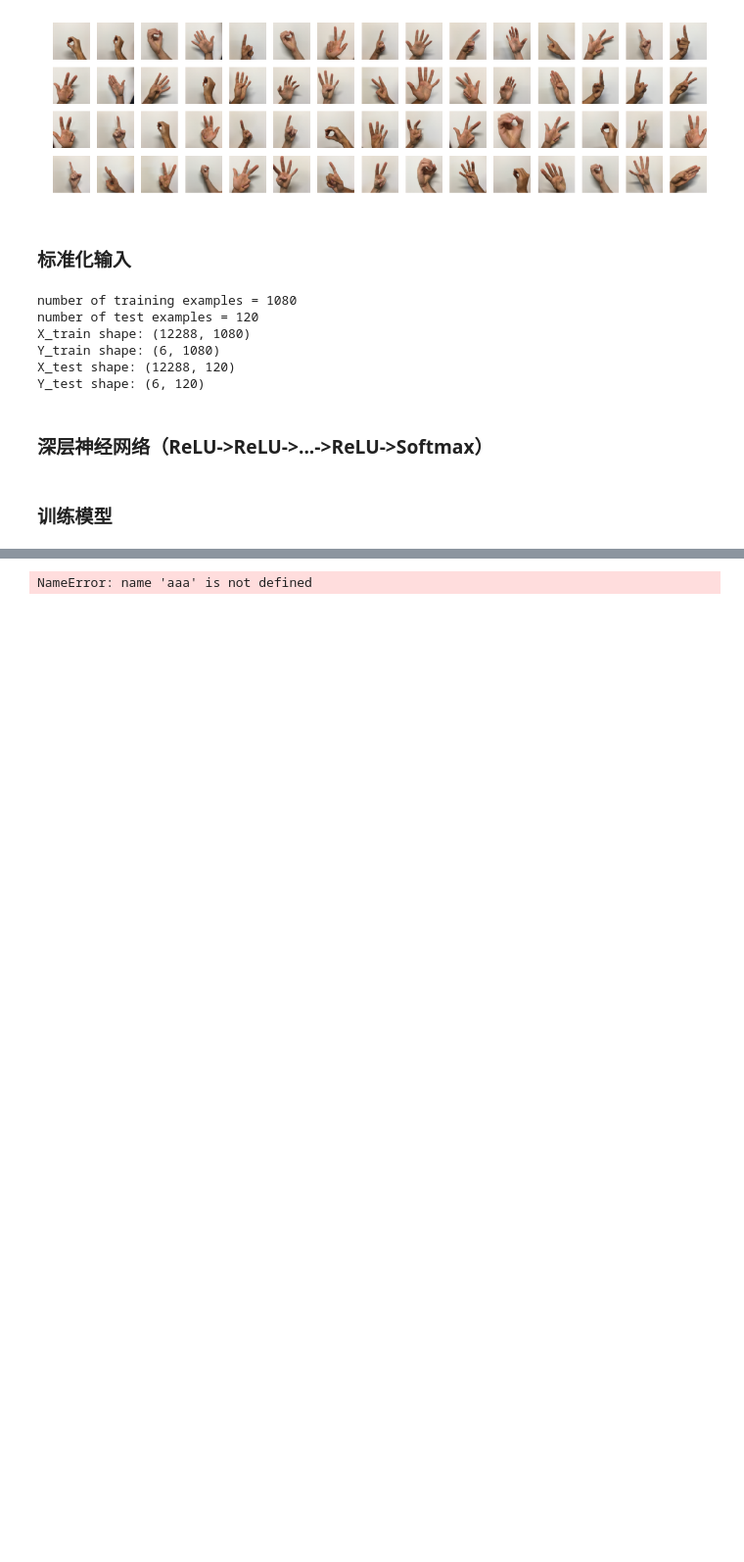
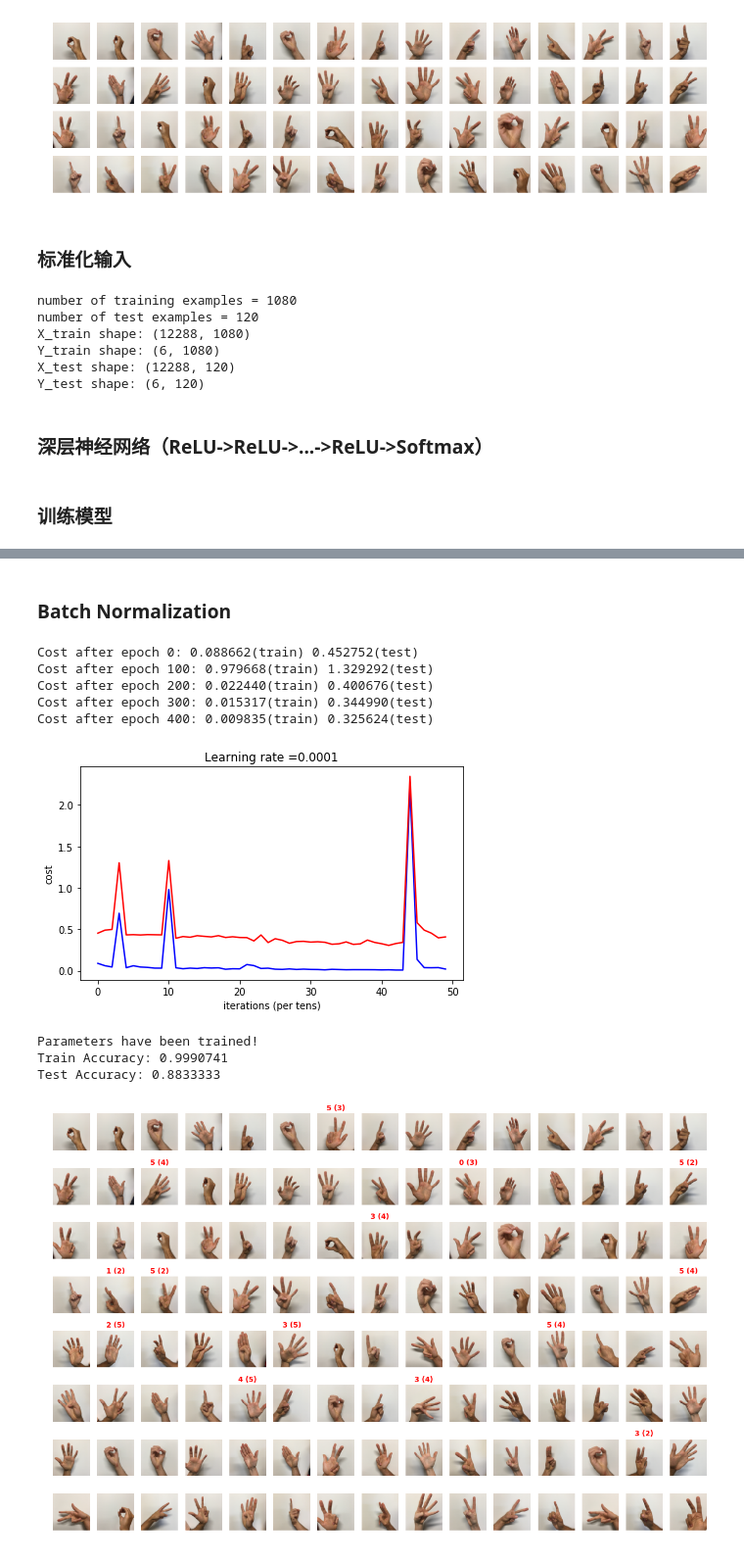
Before and after one commit to Morrowind1983/deeplearning.ai-exercises, a Jupyter notebook: 02 Improving Deep Neural Networks/Week 7/Exercise.ipynb, the cells around one changed output, grey strips where cells are left out. Shown at 98% size. Drawn from its saved outputs; the diff is of its cells as text; code cells hidden in the pictures; blank space fills up the shorter version.

```diff
--- a/02 Improving Deep Neural Networks/Week 7/Exercise.ipynb
+++ b/02 Improving Deep Neural Networks/Week 7/Exercise.ipynb
@@ -385,7 +275,3 @@ try:
     fw.close()
 except IOError:
     print("File is not accessible.")
-# %%
-aaa
-# %% [output]
-NameError: name 'aaa' is not defined
@@ -397,0 +278,2 @@ tf.nn.batch_normalization
+# %% [markdown]
+### Batch Normalization
@@ -397,0 +394,28 @@ tf.nn.batch_normalization
+# %%
+# 从文件中读取上次训练完毕的模型
+layers_dims = [X_train.shape[0], 25, 12, Y_train.shape[0]]
+parameters = None
+
+try:
+    fr = open('signs_parameters_bn','rb')
+    data = pickle.load(fr)
+    layers_dims = data['layers_dims']
+    parameters = data['parameters']
+    fr.close()
+except IOError:
+    print("File is not accessible.")
+# %%
+# 训练模型
+parameters = nn_norm_model(X_train, Y_train, X_test, Y_test, layers_dims, parameters=parameters,
+                      num_epochs = 500, print_cost=True)
+# %% [output]
+Cost after epoch 0: 0.088662(train) 0.452752(test)
+Cost after epoch 100: 0.979668(train) 1.329292(test)
+Cost after epoch 200: 0.022440(train) 0.400676(test)
+Cost after epoch 300: 0.015317(train) 0.344990(test)
+Cost after epoch 400: 0.009835(train) 0.325624(test)
+[figure, added]
+Parameters have been trained!
+Train Accuracy: 0.9990741
+Test Accuracy: 0.8833333
+[figure, added]
```
Also changed, not shown: parts of 7 cells of this notebook, 3 other files.
